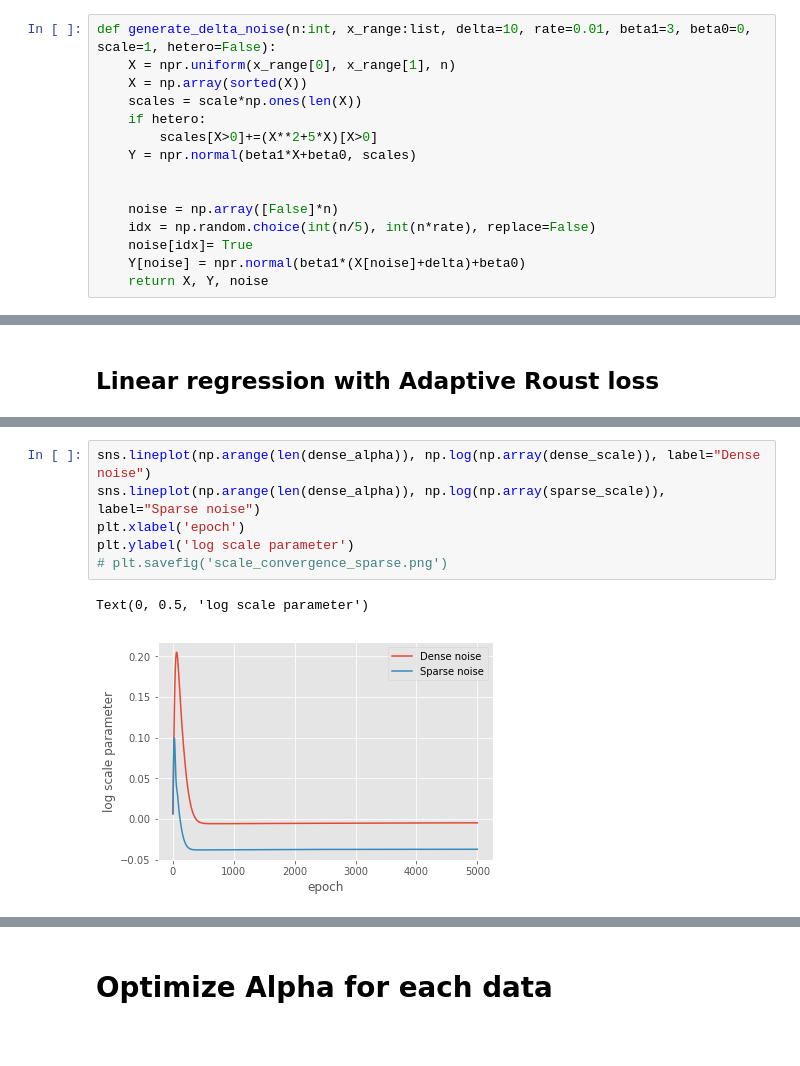
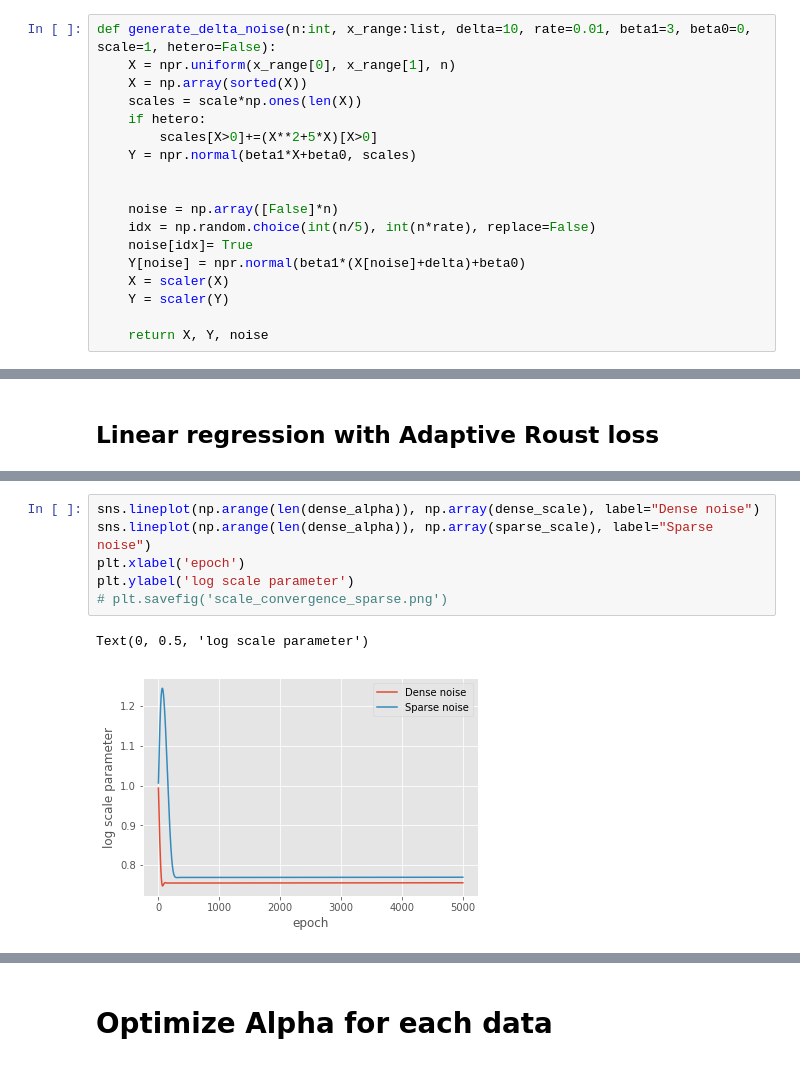
Before and after one commit to Kenta426/heteroscedastic_robust_regression, a Jupyter notebook: notebook/sparse-no-outliers.ipynb, the cells around one changed output, grey strips where cells are left out. Drawn from its saved outputs; the diff is of its cells as text.

```diff
--- a/notebook/sparse-no-outliers.ipynb
+++ b/notebook/sparse-no-outliers.ipynb
@@ -71,6 +74,9 @@ def generate_delta_noise(n:int, x_range:list, delta=10, rate=0.01, beta1=3, beta
     idx = np.random.choice(int(n/5), int(n*rate), replace=False)
     noise[idx]= True
     Y[noise] = npr.normal(beta1*(X[noise]+delta)+beta0)
+    X = scaler(X)
+    Y = scaler(Y)
+
     return X, Y, noise
 # %% [markdown]
 # Heteroskedastic data
@@ -432,12 +438,12 @@ Text(0, 0.5, 'log alpha')
 # %%
-sns.lineplot(np.arange(len(dense_alpha)), np.log(np.array(dense_scale)), label="Dense noise")
-sns.lineplot(np.arange(len(dense_alpha)), np.log(np.array(sparse_scale)), label="Sparse noise")
+sns.lineplot(np.arange(len(dense_alpha)), np.array(dense_scale), label="Dense noise")
+sns.lineplot(np.arange(len(dense_alpha)), np.array(sparse_scale), label="Sparse noise")
 plt.xlabel('epoch')
 plt.ylabel('log scale parameter')
 # plt.savefig('scale_convergence_sparse.png')
 # %% [output]
 Text(0, 0.5, 'log scale parameter')
-[figure, old version]
+[figure, new version]
 # %%
 dist = distribution.Distribution()
 alpha=dense_alpha[-1]
```
Also changed, not shown: parts of 35 cells of this notebook, 5 other files.
